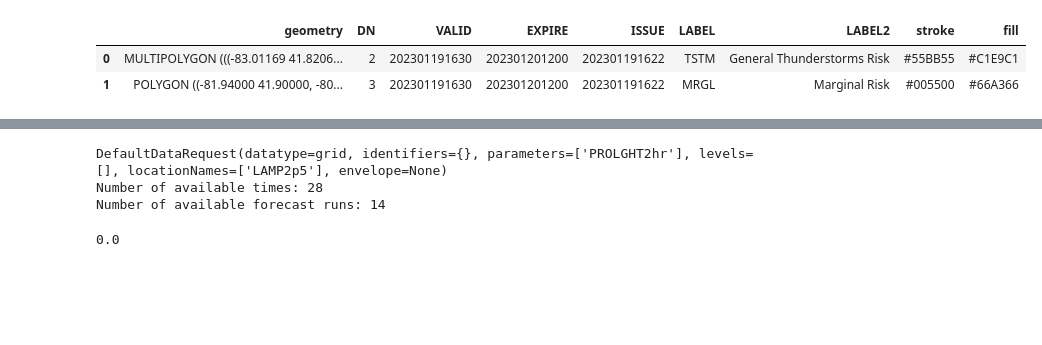
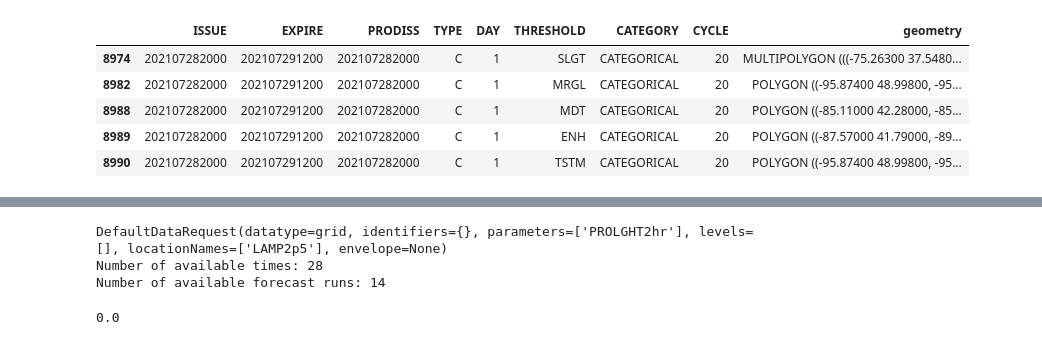
Before and after one commit to ahijevyc/machine-learning, a Jupyter notebook: lightning_prob.ipynb, the cells around one changed output, grey strips where cells are left out. Saved outputs shown, nothing was run; the diff lists cells and outputs as text; code cells hidden in the pictures; blank space fills up the shorter version.

```diff
--- a/lightning_prob.ipynb
+++ b/lightning_prob.ipynb
@@ -29,25 +18,39 @@ idate = datetime.datetime.now()
+# %%
+map_crs = ccrs.LambertConformal(central_latitude=35, central_longitude=-100)
+cat_plot_colors = {"TSTM": 'palegreen',
+                   "MRGL": 'green',
+                   "SLGT": 'yellow',
+                   "ENH" : 'goldenrod',
+                   "MDT" : 'red',
+                   "HIGH": 'magenta'}
+
+idate = pd.to_datetime("202107282000")
+#idate = datetime.datetime.now()
 # %%
 # Got from iowa e m https://mesonet.agron.iastate.edu/request/gis/spc_outlooks.phtml
 
 if idate < pd.to_datetime("20221128"):
-    if pd.to_datetime("20220101") <= idate < pd.to_datetime("20221128"):
-        gdf = geopandas.read_file("outlooks_202201010000_202211280000")
-    elif pd.to_datetime("20180101") <= idate < pd.to_datetime("20210101"):
-        gdf = geopandas.read_file("outlooks_201801010000_202101010000")
-    else:
-        logging.error(f"can't find {idate}")
+    ifile = "outlooks_202201010000_202211280000"
+    if idate <= pd.to_datetime("20220101"):
+        ifile = "outlooks_202101010000_202201010000"
+    if idate <= pd.to_datetime("20210101"):
+        ifile = "outlooks_201801010000_202101010000"
+    gdf = geopandas.read_file(ifile)
     column = "THRESHOLD"
     subset = gdf["DAY"].eq(1) & gdf["CATEGORY"].eq("CATEGORICAL") # & gdf["ISSUE"].eq(idate.strftime("%Y%m%d%H%M"))
     gdf = gdf[subset]
     gdf = gdf[gdf.ISSUE == idate.strftime("%Y%m%d%H%M")]
 else:
     ifile = requests.get("https://www.spc.noaa.gov/products/outlook/day1otlk_cat.nolyr.geojson")
     gdf = geopandas.GeoDataFrame.from_features(ifile.json())
     gdf = gdf.set_crs("epsg:4269")
     column = "LABEL"
-gdf.head(2)
+gdf
 # %% [output]
-|  | geometry | DN | VALID | EXPIRE | ISSUE | LABEL | LABEL2 | stroke | fill |
-| 0 | MULTIPOLYGON (((-83.01169 41.8206... | 2 | 202301191630 | 202301201200 | 202301191622 | TSTM | General Thunderstorms Risk | #55BB55 | #C1E9C1 |
-| 1 | POLYGON ((-81.94000 41.90000, -80... | 3 | 202301191630 | 202301201200 | 202301191622 | MRGL | Marginal Risk | #005500 | #66A366 |
+|  | ISSUE | EXPIRE | PRODISS | TYPE | DAY | THRESHOLD | CATEGORY | CYCLE | geometry |
+| 8974 | 202107282000 | 202107291200 | 202107282000 | C | 1 | SLGT | CATEGORICAL | 20 | MULTIPOLYGON (((-75.26300 37.5480... |
+| 8982 | 202107282000 | 202107291200 | 202107282000 | C | 1 | MRGL | CATEGORICAL | 20 | POLYGON ((-95.87400 48.99800, -95... |
+| 8988 | 202107282000 | 202107291200 | 202107282000 | C | 1 | MDT | CATEGORICAL | 20 | POLYGON ((-85.11000 42.28000, -85... |
+| 8989 | 202107282000 | 202107291200 | 202107282000 | C | 1 | ENH | CATEGORICAL | 20 | POLYGON ((-87.57000 41.79000, -89... |
+| 8990 | 202107282000 | 202107291200 | 202107282000 | C | 1 | TSTM | CATEGORICAL | 20 | POLYGON ((-95.87400 48.99800, -95... |
 # %%
```
Also changed, not shown: parts of 26 cells of this notebook.
